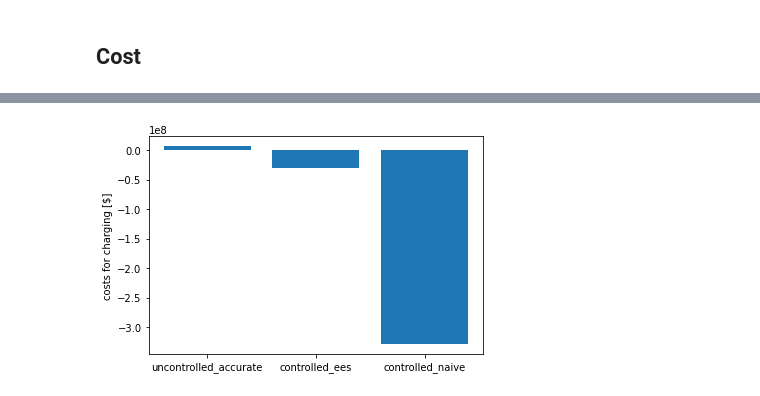
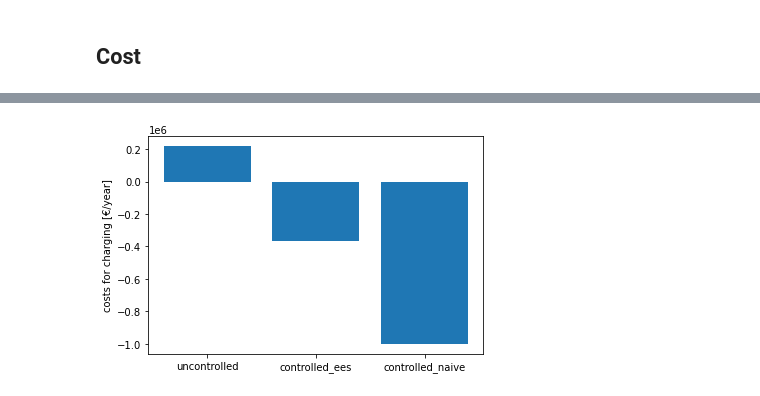
Before and after one commit to jmuessel/VirtualStorageEV, a Jupyter notebook: Aggregation/EES_Preprocessing.ipynb, the cells around one changed output, grey strips where cells are left out. Cells and saved outputs as stored; diff of their text form; code cells hidden in the pictures.

```diff
--- a/Aggregation/EES_Preprocessing.ipynb
+++ b/Aggregation/EES_Preprocessing.ipynb
@@ -610,0 +776,16 @@ WARNING: Implicitly replacing the Component attribute DISCHARGE_WAIT
+# %%
+#controlled charging (physical) = uncontrolled charging - ees_dis + ee_scharging
+retransformed_ees_charge = pd.concat([
+    uncontrolled_charge_accurate.loc[level_index[1:]], agg_solutions["ees"]["CHARGE"], - agg_solutions["ees"]["DISCHARGE"]
+], axis=1).sum(1)
+
+naive_dis_charge = pd.concat([
+    agg_solutions["naive"]["CHARGE"], - agg_solutions["naive"]["DISCHARGE"]
+], axis=1).sum(1)
+
+retransformed_ees_charge.name, naive_dis_charge.name = "retransformed_ees", "naive"
+
+pd.concat([
+    uncontrolled_charge_accurate, retransformed_ees_charge, naive_dis_charge
+], axis=1).iloc[:200].plot(ylabel="kWh", ylim=0)
+plt.legend(bbox_to_anchor=(1.0, 1.0))
@@ -695,19 +801,2 @@ theoretical overestimation: 99.99120336357112 %
 # %% [markdown]
 ## Cost
-# %%
-#controlled charging (physical) = uncontrolled charging - ees_dis + ee_scharging
-uncontrolled_DIS_CHARGE_aggregated = pd.DataFrame(0, index=index, columns=["uncontrolled"])
-physical_controlled_DIS_CHARGE_aggregated = pd.DataFrame(0, index=index, columns=["controlled_phys"])
-
-for c in consumption_raw.columns.unique():
-    for i, car in enumerate(consumption_raw[c]):
-        uncontrolled_DIS_CHARGE_aggregated["uncontrolled"] = (uncontrolled_DIS_CHARGE_aggregated["uncontrolled"]
-                                                              + solution_dict[car+str(i)]["m_early"]["charge"][car]) #- solution_dict[car]["m_early"]["discharge"][car]
-        physical_controlled_DIS_CHARGE_aggregated["controlled_phys"] = (uncontrolled_DIS_CHARGE_aggregated["uncontrolled"]
-                                                      - agg_solutions["ees"]["DISCHARGE"]["ees"]
-                                                      + agg_solutions["ees"]["CHARGE"]["ees"])
-        controlled_DIS_CHARGE_naive = agg_solutions["naive"]["CHARGE"] - agg_solutions["naive"]["DISCHARGE"]
-
-uncontrolled_costs = sum([uncontrolled_DIS_CHARGE_aggregated["uncontrolled"][i] * prices[i] for i in index])
-controlled_costs_ees = sum([physical_controlled_DIS_CHARGE_aggregated["controlled_phys"][i] * prices[i] for i in index])
-controlled_costs_naive = sum([controlled_DIS_CHARGE_naive["naive"][i] * prices[i] for i in index])
@@ -740,12 +803,22 @@ pd.concat([
+# %%
+uncontrolled_costs = sum([
+    uncontrolled_charge_accurate[i] * prices[i] for i in index
+])
+controlled_costs_ees = sum([
+    retransformed_ees_charge[i] * prices[i] for i in index
+])
+controlled_costs_naive = sum([
+    naive_dis_charge[i] * prices[i] for i in index
+])
 # %%
 #costs
-plt.bar(x = ["uncontrolled_accurate", "controlled_ees", "controlled_naive"],  height=[
+plt.bar(x = ["uncontrolled", "controlled_ees", "controlled_naive"],  height=[
     uncontrolled_costs, controlled_costs_ees, controlled_costs_naive
 ])
 plt.ylabel("costs for charging [€/year]")
 plt.show()
 # %% [output]
-[figure, old version]
+[figure, new version]
 # %%
 #overestimation in % €
 (controlled_costs_ees + controlled_costs_naive) / (-controlled_costs_naive)
```
Also changed, not shown: parts of 63 cells of this notebook.
